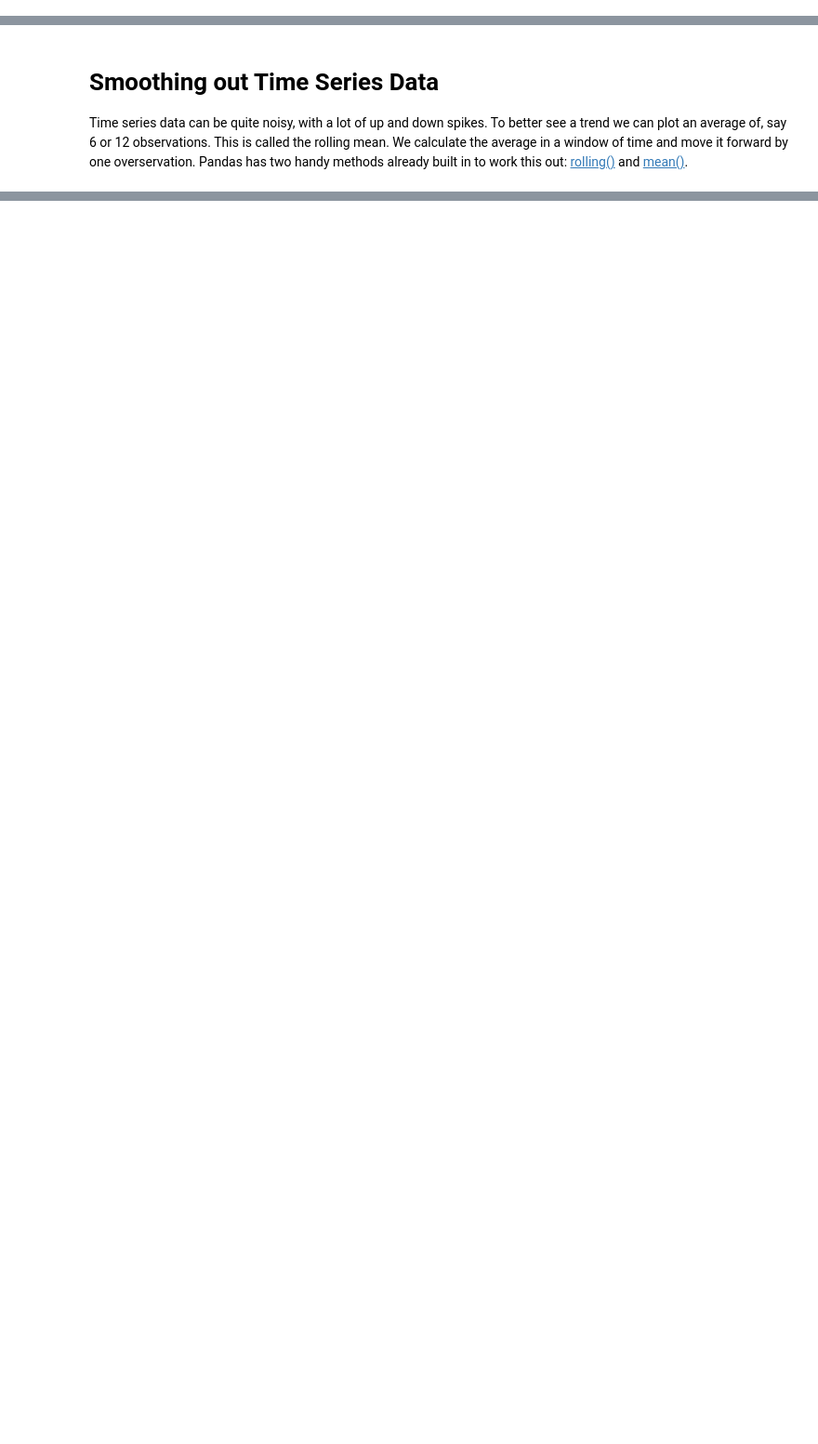
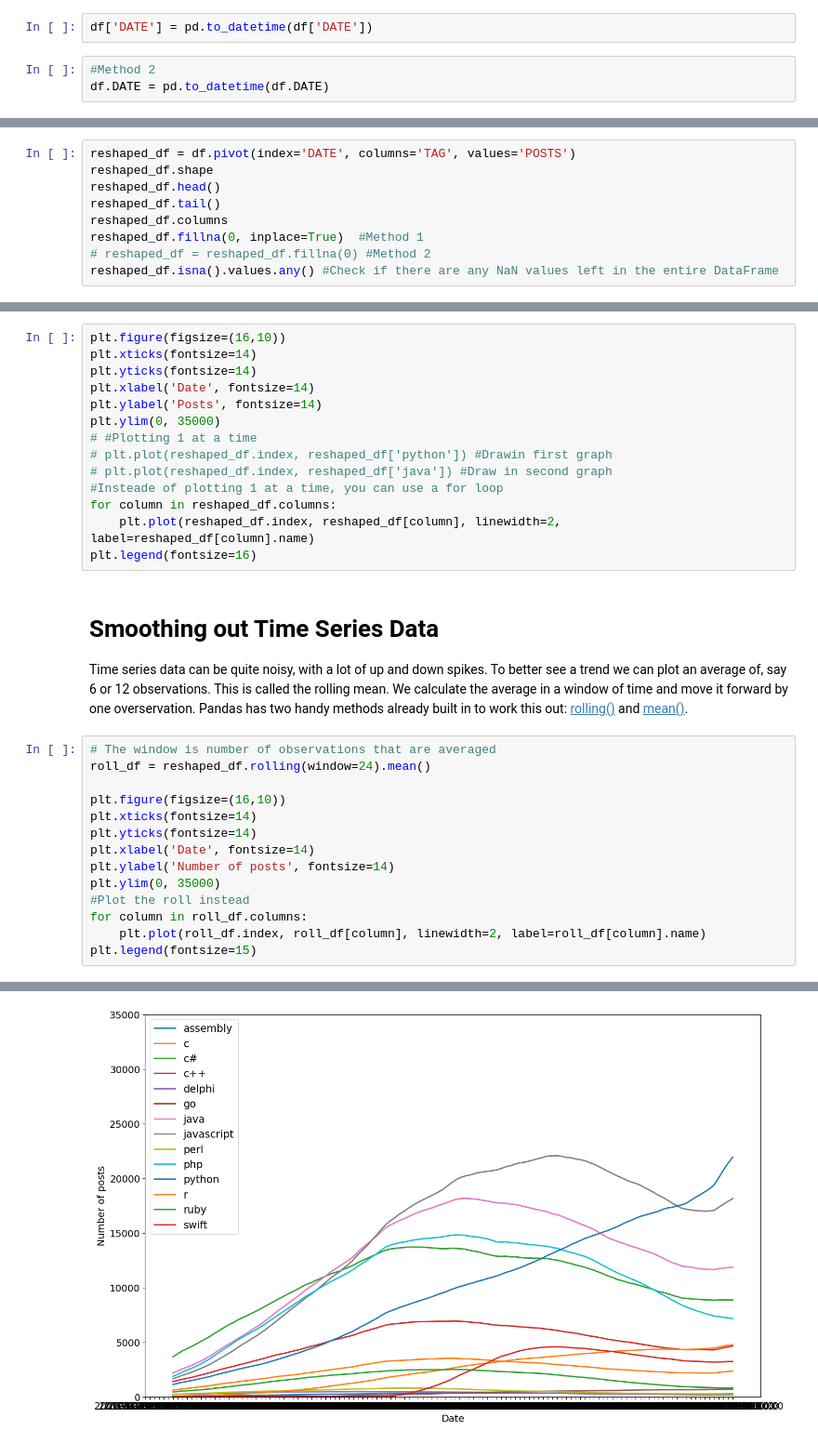
Before and after one commit to nipsalvin/udemy-100DaysOfCode, a Jupyter notebook: day-73/Programming_Languages_(start).ipynb, the cells around one changed output, grey strips where cells are left out. Shown: that part at 93% size. Saved outputs shown, nothing was run; the diff lists cells and outputs as text; blank space fills up the shorter version.

```diff
--- a/day-73/Programming_Languages_(start).ipynb
+++ b/day-73/Programming_Languages_(start).ipynb
@@ -54,3 +59,8 @@ Some languages are older (e.g., C) and other languages are newer (e.g., Swift).
 ## Data Cleaning
 
 Let's fix the date format to make it more readable. We need to use Pandas to change format from a string of "2008-07-01 00:00:00" to a datetime object with the format of "2008-07-01"
+# %%
+df['DATE'] = pd.to_datetime(df['DATE'])
+# %%
+#Method 2
+df.DATE = pd.to_datetime(df.DATE)
@@ -64,3 +88,12 @@ Let's fix the date format to make it more readable. We need to use Pandas to cha
 ## Data Visualisaton with with Matplotlib
 # %% [markdown]
 **Challenge**: Use the [matplotlib documentation](https://matplotlib.org/3.2.1/api/_as_gen/matplotlib.pyplot.plot.html#matplotlib.pyplot.plot) to plot a single programming language (e.g., java) on a chart.
+# %%
+reshaped_df = df.pivot(index='DATE', columns='TAG', values='POSTS')
+reshaped_df.shape
+reshaped_df.head()
+reshaped_df.tail()
+reshaped_df.columns
+reshaped_df.fillna(0, inplace=True)  #Method 1
+# reshaped_df = reshaped_df.fillna(0) #Method 2
+reshaped_df.isna().values.any() #Check if there are any NaN values left in the entire DataFrame
@@ -67,6 +102,35 @@ Let's fix the date format to make it more readable. We need to use Pandas to cha
 # %% [markdown]
 **Challenge**: Show two line (e.g. for Java and Python) on the same chart.
+# %%
+plt.figure(figsize=(16,10))
+plt.xticks(fontsize=14)
+plt.yticks(fontsize=14)
+plt.xlabel('Date', fontsize=14)
+plt.ylabel('Posts', fontsize=14)
+plt.ylim(0, 35000)
+# #Plotting 1 at a time
+# plt.plot(reshaped_df.index, reshaped_df['python']) #Drawin first graph
+# plt.plot(reshaped_df.index, reshaped_df['java']) #Draw in second graph
+#Insteade of plotting 1 at a time, you can use a for loop
+for column in reshaped_df.columns:
+    plt.plot(reshaped_df.index, reshaped_df[column], linewidth=2, label=reshaped_df[column].name)
+plt.legend(fontsize=16)
 # %% [markdown]
 # Smoothing out Time Series Data
 
 Time series data can be quite noisy, with a lot of up and down spikes. To better see a trend we can plot an average of, say 6 or 12 observations. This is called the rolling mean. We calculate the average in a window of time and move it forward by one overservation. Pandas has two handy methods already built in to work this out: [rolling()](https://pandas.pydata.org/pandas-docs/stable/reference/api/pandas.DataFrame.rolling.html) and [mean()](https://pandas.pydata.org/pandas-docs/stable/reference/api/pandas.core.window.rolling.Rolling.mean.html).
+# %%
+# The window is number of observations that are averaged
+roll_df = reshaped_df.rolling(window=24).mean()
+
+plt.figure(figsize=(16,10))
+plt.xticks(fontsize=14)
+plt.yticks(fontsize=14)
+plt.xlabel('Date', fontsize=14)
+plt.ylabel('Number of posts', fontsize=14)
+plt.ylim(0, 35000)
+#Plot the roll instead
+for column in roll_df.columns:
+    plt.plot(roll_df.index, roll_df[column], linewidth=2, label=roll_df[column].name)
+plt.legend(fontsize=15)
+# %% [output]
@@ -72,0 +138 @@ Time series data can be quite noisy, with a lot of up and down spikes. To better
+[figure, added]
```
Also changed, not shown: parts of 10 cells of this notebook.
